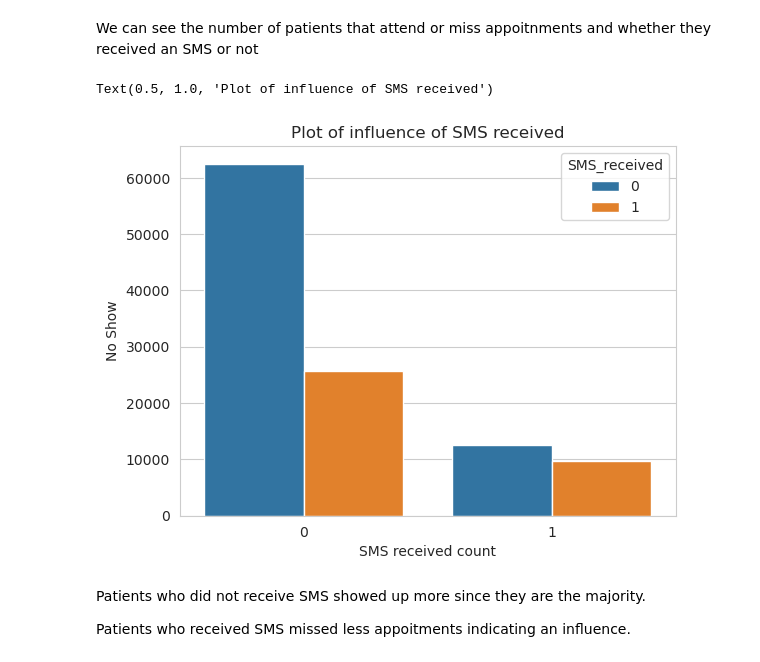
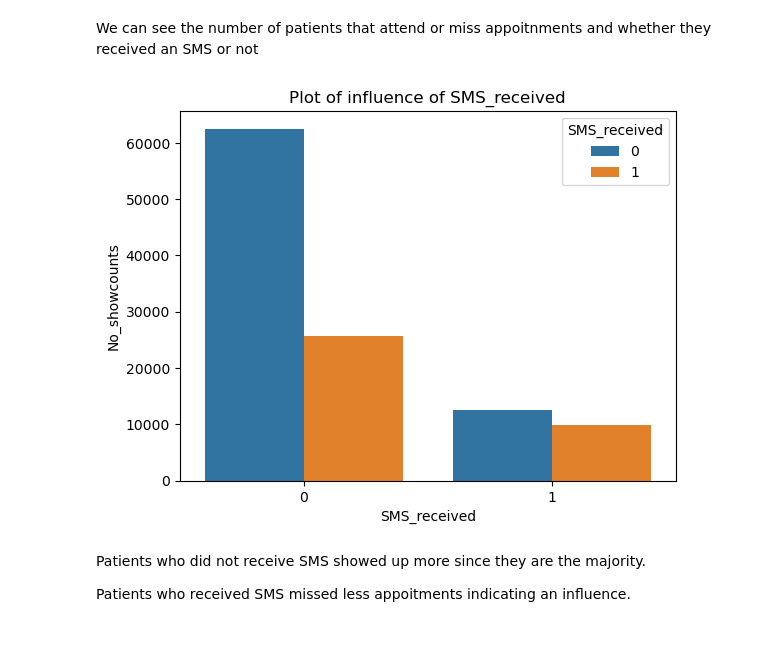
Before and after one commit to kyalo-vibes/Appointments-Data-Analysis, a Jupyter notebook: appointment_project.ipynb, the cells around one changed output. Drawn from its saved outputs; the diff is of its cells as text; code cells hidden in the pictures.

Commit message:
Added function and checked for duplicate values

```diff
--- a/appointment_project.ipynb
+++ b/appointment_project.ipynb
@@ -235,15 +241,19 @@ SMS_received  No_show
 Name: No_show, dtype: int64
 # %% [markdown]
 We can see the number of patients that attend or miss appoitnments and whether they received an SMS or not
-# %%
-ax = sns.countplot(x=df['No_show'],hue=df['SMS_received'])
-ax.set_xlabel('SMS received count')
-ax.set_ylabel('No Show')
-ax.set_title('Plot of influence of SMS received')
-# sms=my_plot("No_show","SMS_received")
-# %% [output]
-Text(0.5, 1.0, 'Plot of influence of SMS received')
-[figure, removed]
+# %%
+# function to visualize bar graph
+def bar_plot(colA, colB): # take in two columns as input
+    ax=sns.countplot(x=df[colA],hue=df[colB])  # plot a graph using the two columns
+    ax.set_xlabel(colB)                        # set the x axis to the second column
+    ax.set_ylabel(colA  + "counts")            # set the y axis to the first column
+    ax.set_title('Plot of influence of ' + colB)   # set title to influence of the second column since first column is the dependent variable
+
+    return bar_plot                            # return the bar graph
+# %%
+sms=bar_plot("No_show","SMS_received") # call the function and pass the mentioned columns
+# %% [output]
+[figure, added]
 # %% [markdown]
 Patients who did not receive SMS showed up more since they are the majority.
 
```
Also changed, not shown: parts of 3 cells of this notebook, 1 other file.
